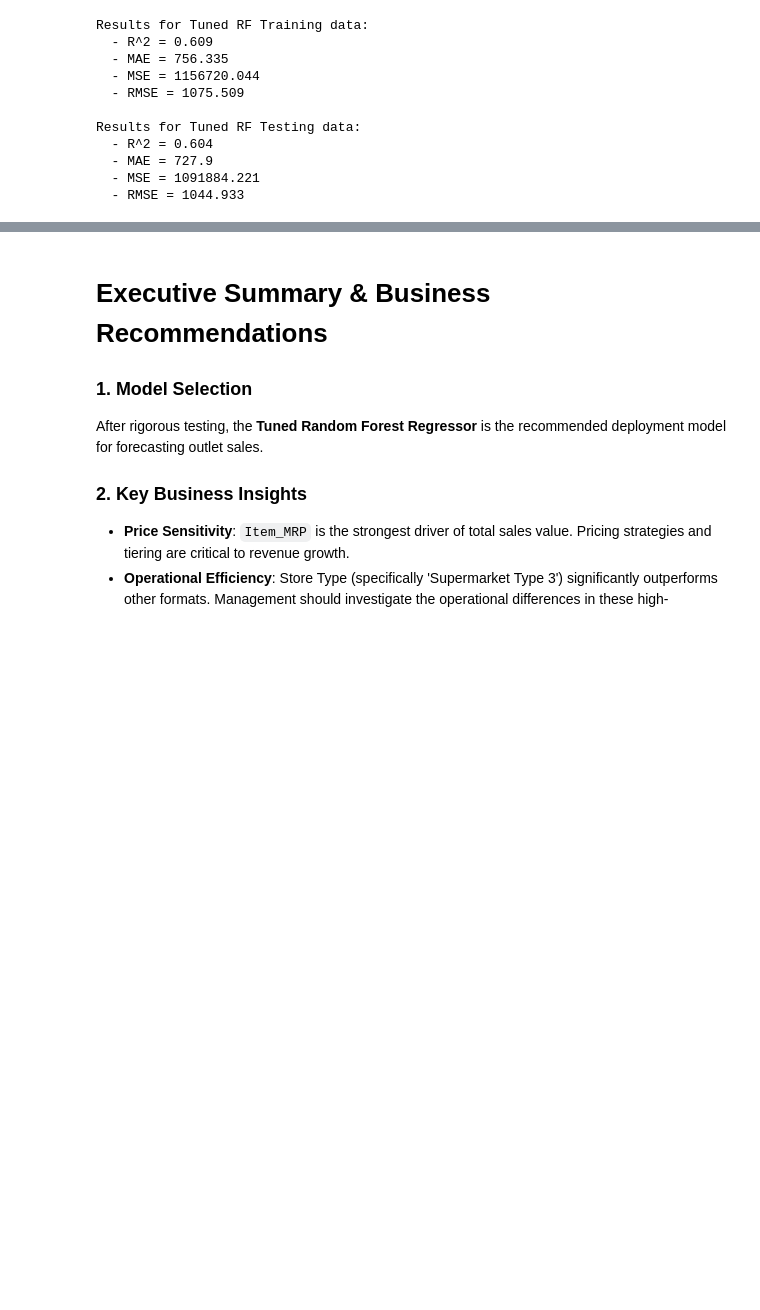
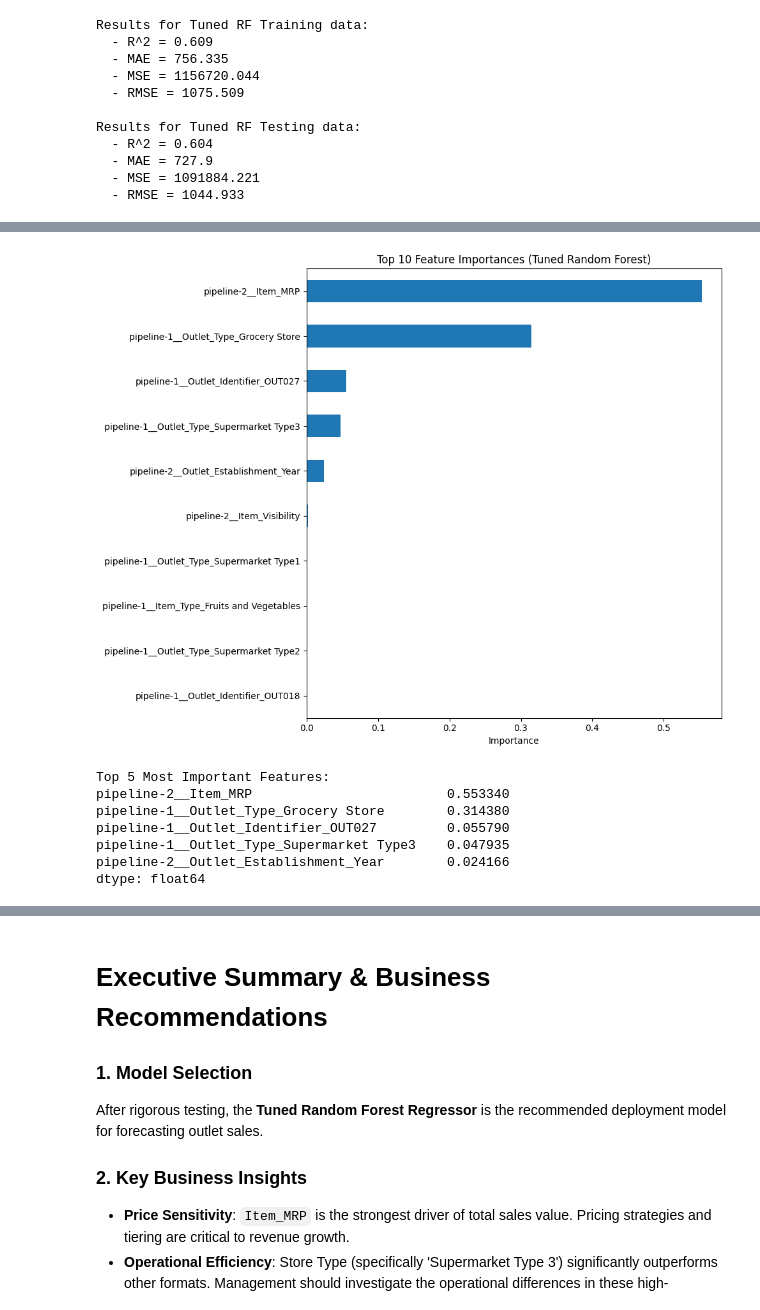
Before and after one commit to devMoamen/Prediction-of-Product-Sales, a Jupyter notebook: Prediction_of_Product_Sales.ipynb, the cells around one changed output, grey strips where cells are left out. Drawn from its saved outputs; the diff is of its cells as text; code cells hidden in the pictures; blank space fills up the shorter version.

```diff
--- a/Prediction_of_Product_Sales.ipynb
+++ b/Prediction_of_Product_Sales.ipynb
@@ -975,0 +1012,29 @@ Results for Tuned RF Testing data:
+# %%
+# 2. Random Forest Feature Importances
+# Extract importances
+importances = best_rf_model.named_steps['randomforestregressor'].feature_importances_
+
+# Create a Series for visualization
+rf_importances = pd.Series(importances, index=feature_names).sort_values(ascending=False)
+
+# Plot Top 10 features
+plt.figure(figsize=(10, 8))
+rf_importances.head(10).sort_values().plot(kind='barh')
+plt.title('Top 10 Feature Importances (Tuned Random Forest)')
+plt.xlabel('Importance')
+plt.tight_layout()
+plt.savefig('random_forest_feature_importance.png')
+plt.show()
+
+# Identify top 5
+print("Top 5 Most Important Features:")
+print(rf_importances.head(5))
+# %% [output]
+[figure, added]
+Top 5 Most Important Features:
+pipeline-2__Item_MRP                         0.553340
+pipeline-1__Outlet_Type_Grocery Store        0.314380
+pipeline-1__Outlet_Identifier_OUT027         0.055790
+pipeline-1__Outlet_Type_Supermarket Type3    0.047935
+pipeline-2__Outlet_Establishment_Year        0.024166
+dtype: float64
```
Also changed, not shown: parts of 11 cells of this notebook.
